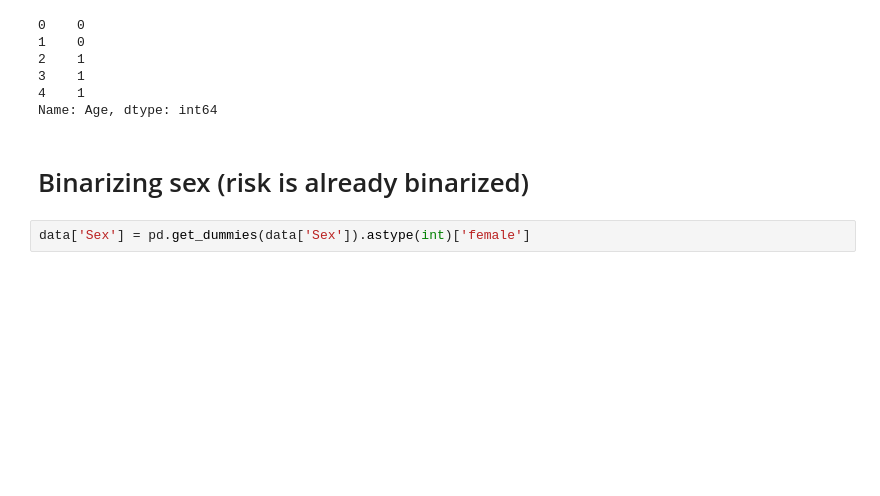
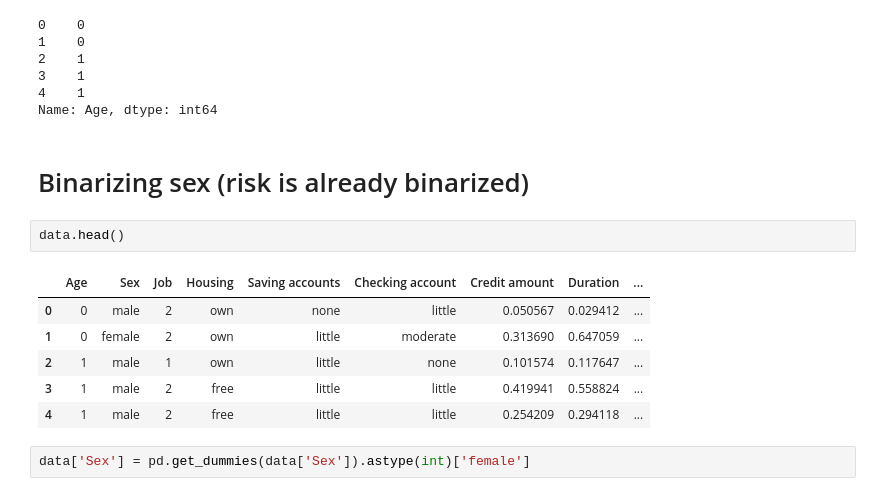
Before and after one commit to limafernando/falsb4mpa, a Jupyter notebook: falsb4mpa/dataset/german/german_prep_mpa_bin_wout_agg.ipynb, the cells around one changed output. Cells and saved outputs as stored; diff of their text form; blank space fills up the shorter version.

```diff
--- a/falsb4mpa/dataset/german/german_prep_mpa_bin_wout_agg.ipynb
+++ b/falsb4mpa/dataset/german/german_prep_mpa_bin_wout_agg.ipynb
@@ -172,6 +172,15 @@ data['Age'].head()
 Name: Age, dtype: int64
 # %% [markdown]
 # Binarizing sex (risk is already binarized)
+# %%
+data.head()
+# %% [output]
+|  | Age | Sex | Job | Housing | Saving accounts | Checking account | Credit amount | Duration | ... |
+| 0 | 0 | male | 2 | own | none | little | 0.050567 | 0.029412 | ... |
+| 1 | 0 | female | 2 | own | little | moderate | 0.313690 | 0.647059 | ... |
+| 2 | 1 | male | 1 | own | little | none | 0.101574 | 0.117647 | ... |
+| 3 | 1 | male | 2 | free | little | little | 0.419941 | 0.558824 | ... |
+| 4 | 1 | male | 2 | free | little | little | 0.254209 | 0.294118 | ... |
 # %%
 data['Sex'] = pd.get_dummies(data['Sex']).astype(int)['female']
 # %%
```
Also changed, not shown: 3 other files.
